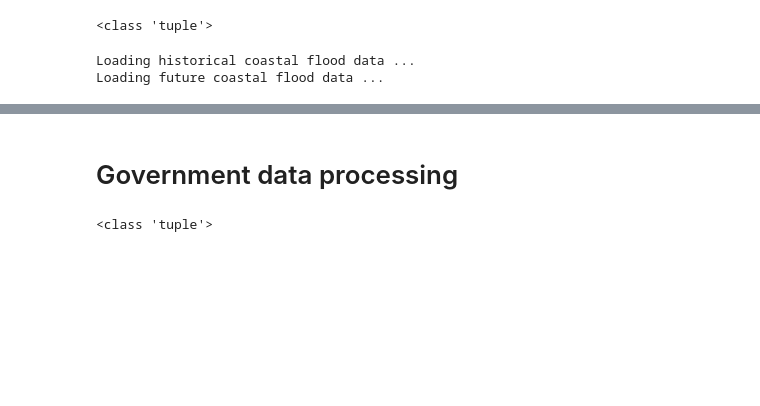
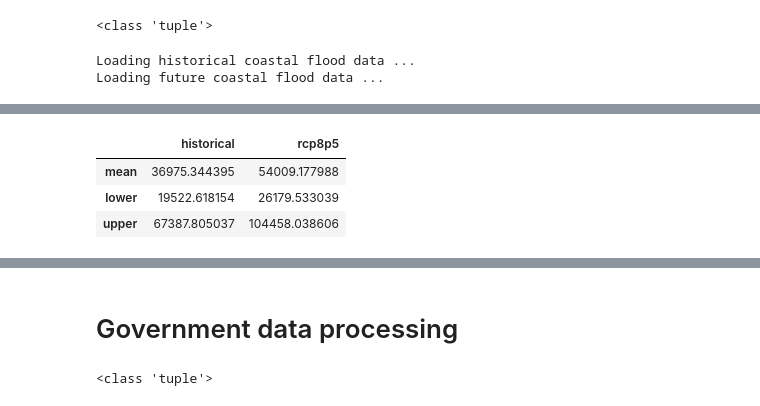
Before and after one commit to Mengqi-Ye/pg_risk_analysis, a Jupyter notebook: notebooks/Example_run.ipynb, the cells around one changed output, grey strips where cells are left out. Saved outputs shown, nothing was run; the diff lists cells and outputs as text; code cells hidden in the pictures; blank space fills up the shorter version.

```diff
--- a/notebooks/Example_run.ipynb
+++ b/notebooks/Example_run.ipynb
@@ -926,0 +1014,7 @@ Wall time: 59 s
+# %%
+osm_damage_infra[0]#['historical']
+# %% [output]
+|  | historical | rcp8p5 |
+| mean | 36975.344395 | 54009.177988 |
+| lower | 19522.618154 | 26179.533039 |
+| upper | 67387.805037 | 104458.038606 |
```
Also changed, not shown: parts of 18 cells of this notebook, 12 other files.
